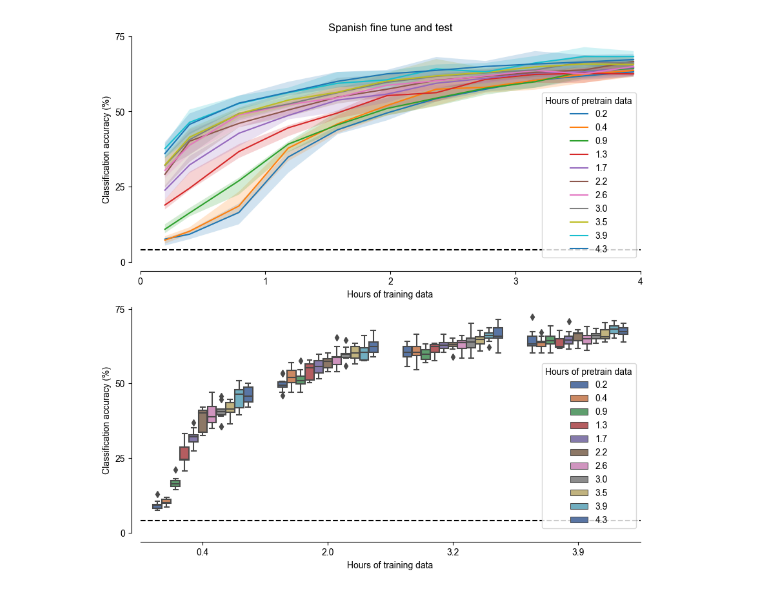
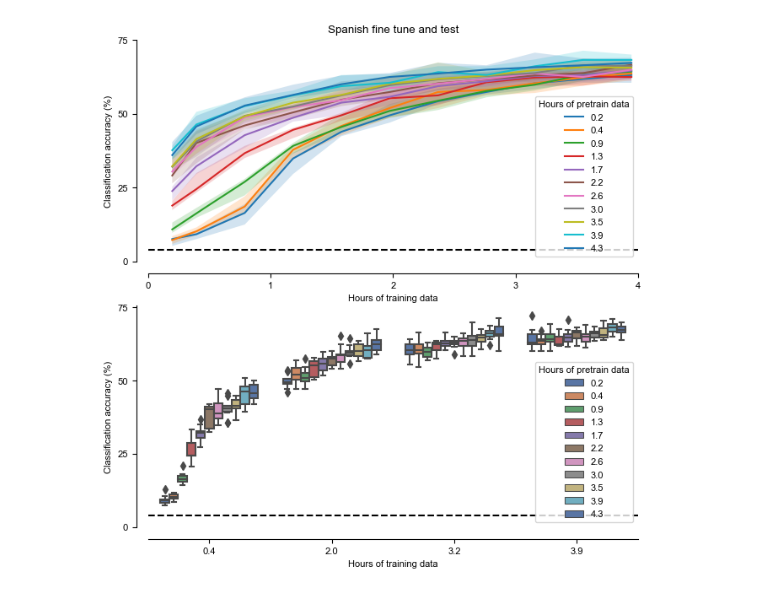
Before and after one commit to asilvaalex4/bilingual_speech_bci, a Jupyter notebook: figures/figure_S1/figure_S1.ipynb, the cells around one changed output. Cells and saved outputs as stored; diff of their text form; code cells hidden in the pictures.

```diff
--- a/figures/figure_S1/figure_S1.ipynb
+++ b/figures/figure_S1/figure_S1.ipynb
@@ -14,7 +14,7 @@ frac_hrs_test = fracs.copy()*d_hours['hours_spa_test']/100
 
 frac_lcs = []
 for i,f in enumerate(fracs):
-    frac_lcs.append(pd.read_excel('./figure_S1_sourcedata.xlsx',engine='openpyxl',sheet_name=f'Panel_{i}',index_col=0).values)
+    frac_lcs.append(pd.read_excel('./SD_SUPP_FIG1.xlsx',engine='openpyxl',sheet_name=f'Panel_{i}',index_col=0).values)
 
 
 def getci(arr):
@@ -39,8 +39,8 @@ import matplotlib.pyplot as plt
 import seaborn as sns
 import matplotlib as mpl
 mpl.rcParams['font.sans-serif'] = ['Arial']
-plt.rcParams.update({'font.size': 10})#, 'font.sans-serif': 'Arial'})
-fig,axs = plt.subplots(2,1,figsize = (10,10))
+plt.rcParams.update({'font.size': 8})#, 'font.sans-serif': 'Arial'})
+fig,axs = plt.subplots(2,1,figsize = (7.5,7.5)) # was (10,10)
 ax = axs[0]
 plt_df = {'hours':[],'pretrain_hours':[],'acc':[]}
 for i,f in enumerate(frac_lcs):
@@ -52,32 +52,32 @@ for i,f in enumerate(frac_lcs):
             plt_df['acc'].append(a)
             plt_df['pretrain_hours'].append(np.round(frac_hrs_pretrain[i],1))
 for f in frac_lcs:
     y_up,y_down = getci(f)
     ax.fill_between(frac_hrs_test, y_up, y_down,alpha=0.2)
 ax.legend(np.round(frac_hrs_pretrain,1),title='Hours of pretrain data')
 ax.set_xlabel('Hours of training data')
 ax.set_title('Spanish fine tune and test')
 ax.set_ylabel('Classification accuracy (%)')
 ax.set_yticks([0,0.25,0.5,0.75])
 ax.set_yticklabels([0,25,50,75])
 ax.set_ylim([0,0.75])
 ax.set_xticks([0,1,2,3,4])
 ax.set_xlim([0,4])
 sns.despine(ax=ax, offset=dict(left=10, bottom=10))
 ax.axhline(1/25.,linestyle='--',color='k')
 
 ax = axs[1]
 sns.boxplot(data=plt_df,y='acc',x='hours',hue='pretrain_hours',order=np.round(frac_hrs_test,1)[[1,5,-3,-1]],palette='deep',ax=ax)
 ax.set_xlabel('Hours of training data')
 #ax.set_title('Spanish fine tune and test')
 ax.set_ylabel('Classification accuracy (%)')
 ax.set_yticks([0,0.25,0.5,0.75])
 ax.set_yticklabels([0,25,50,75])
 sns.despine(ax=ax, offset=dict(left=10, bottom=10))
 ax.axhline(1/25.,linestyle='--',color='k')
 ax.get_legend().set_title('Hours of pretrain data')
-plt.savefig('./figure_S1.jpg',dpi=300)
+plt.savefig('./figure_S1.jpg',dpi=300,bbox_inches='tight')
 
 #ax.legend.set_title('Hours of pretrain data')
 # %% [output]
-[figure, old version]
+[figure, new version]
```
Also changed, not shown: 51 other files.
